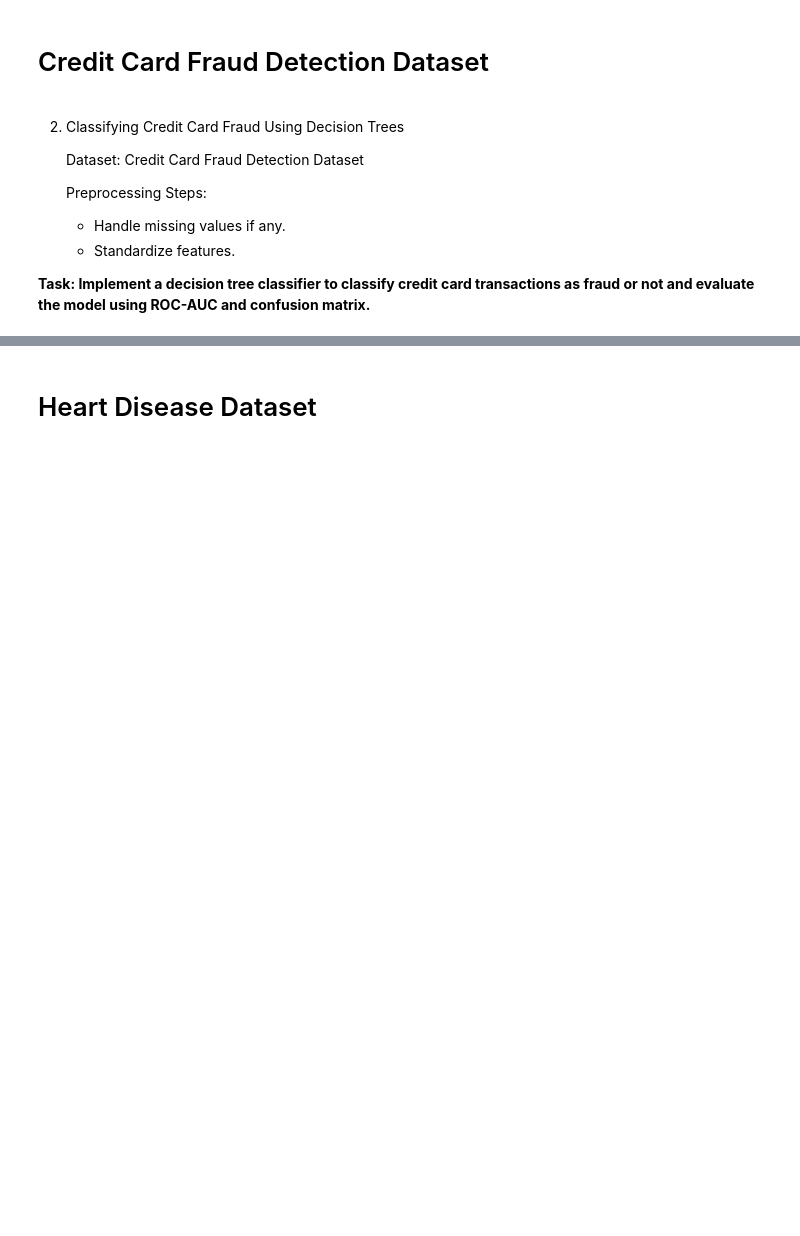
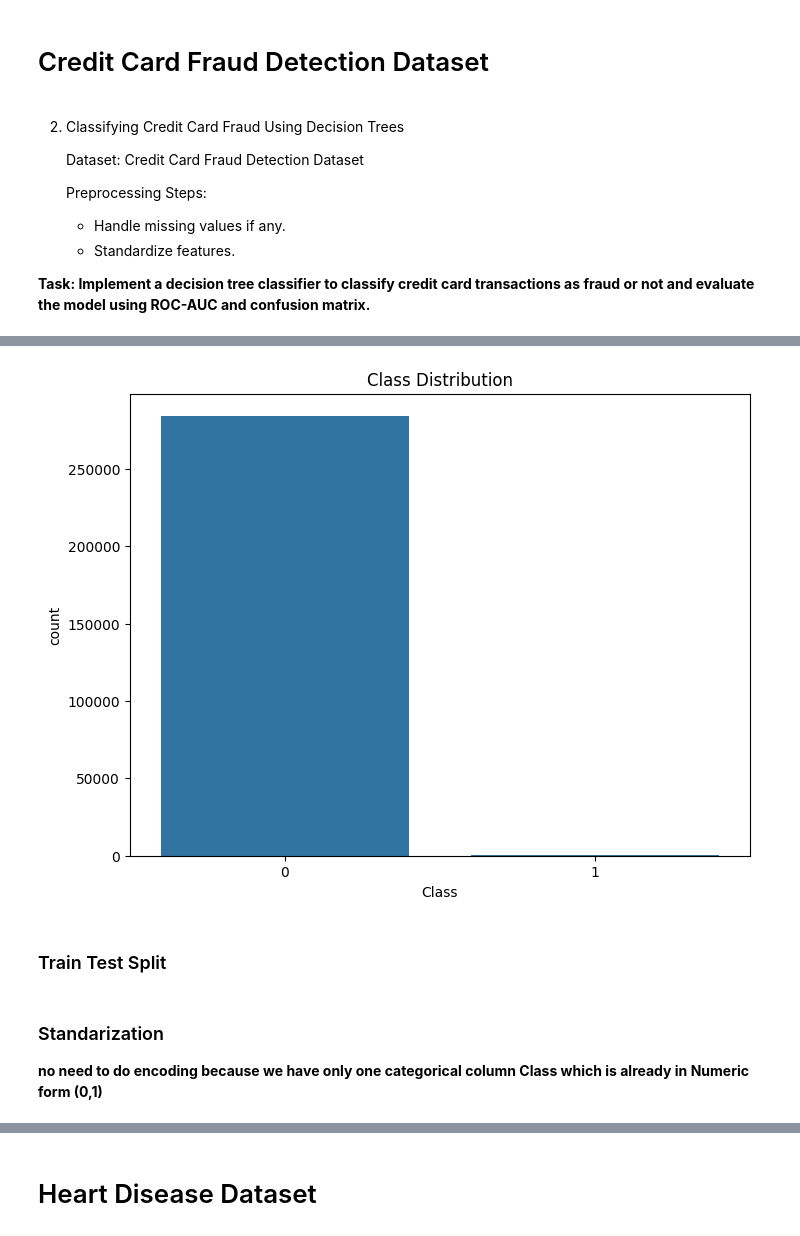
Before and after one commit to Ahmed-Islam-AI/100DaysOfBytewise, a Jupyter notebook: Solutions/Task 12 Solution/BWF_Task_12.ipynb, the cells around one changed output, grey strips where cells are left out. Cells and saved outputs as stored; diff of their text form; code cells hidden in the pictures; blank space fills up the shorter version.

Commit message:
week 6 task 3

```diff
--- a/Solutions/Task 12 Solution/BWF_Task_12.ipynb
+++ b/Solutions/Task 12 Solution/BWF_Task_12.ipynb
@@ -248,4 +248,4 @@ plt.show()
   **Task: Implement a decision tree classifier to classify credit card transactions as fraud or not and evaluate the model using ROC-AUC and confusion matrix.**
 # %%
 # Read the CSV file
-df = pd.read_csv('/content/drive/MyDrive/Datasets /BWF_Week6_Datasets/creditcard.csv')  # Replace 'your_file.csv' with the actual file name
+ccf_df = pd.read_csv('/content/drive/MyDrive/Datasets /BWF_Week6_Datasets/creditcard.csv')  # Replace 'your_file.csv' with the actual file name
@@ -251,0 +337,7 @@ df = pd.read_csv('/content/drive/MyDrive/Datasets /BWF_Week6_Datasets/creditcard
+# %%
+plt.figure(figsize=(8, 6))
+sns.countplot(x='Class', data=ccf_df)
+plt.title('Class Distribution')
+plt.show()
+# %% [output]
+[figure, added]
@@ -251,0 +348,2 @@ df = pd.read_csv('/content/drive/MyDrive/Datasets /BWF_Week6_Datasets/creditcard
+# %% [markdown]
+### Train Test Split
@@ -251,0 +353,4 @@ df = pd.read_csv('/content/drive/MyDrive/Datasets /BWF_Week6_Datasets/creditcard
+# %% [markdown]
+### Standarization
+
+**no need to do encoding because we have only one categorical column Class which is already in Numeric form (0,1)**
```
Also changed, not shown: parts of 24 cells of this notebook.
